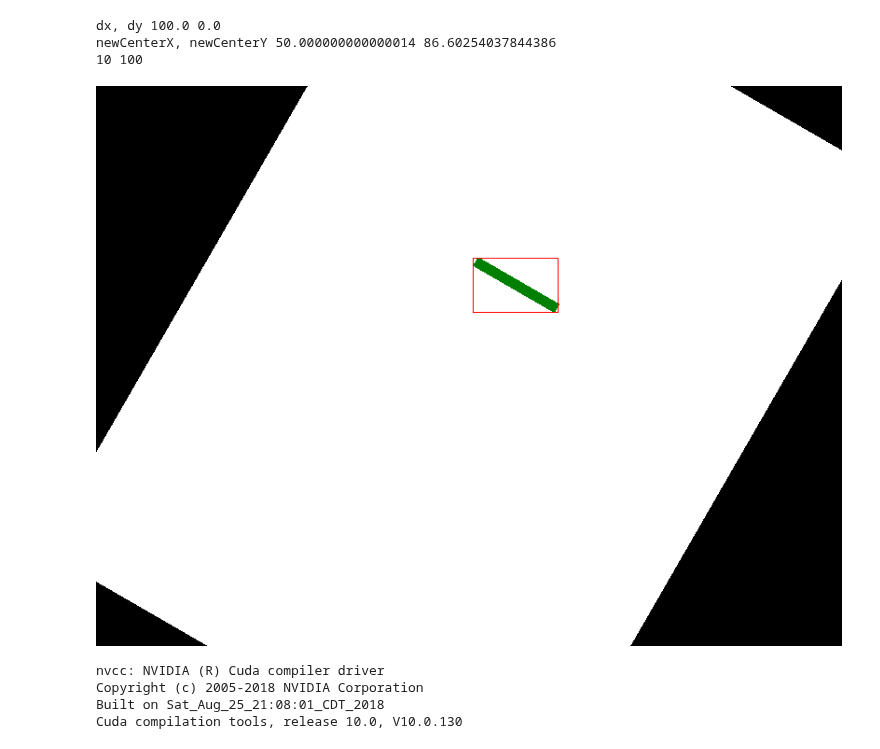
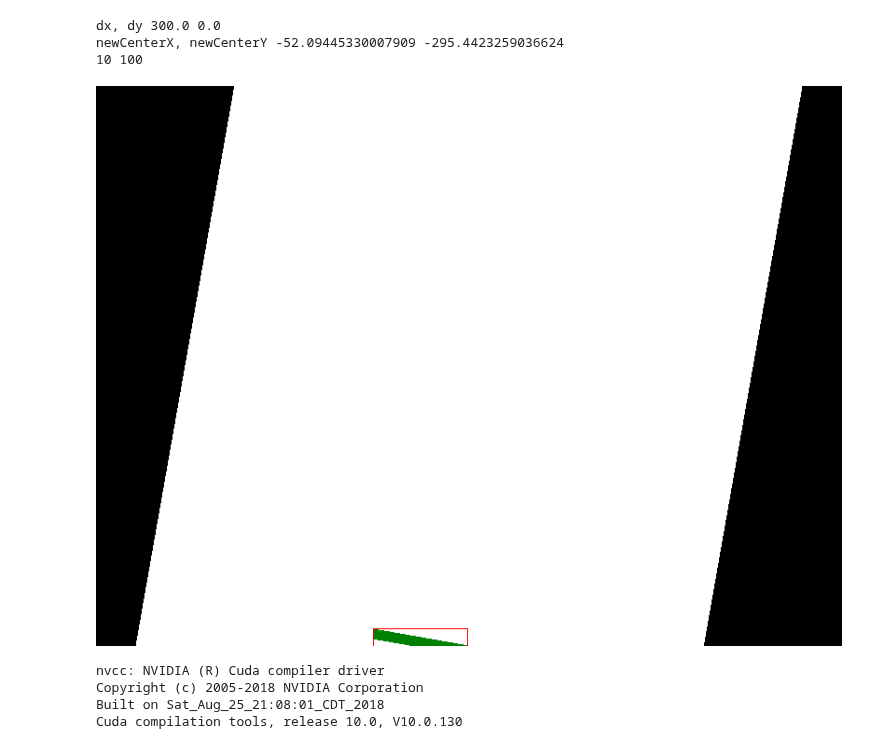
Before and after one commit to 19greg96/yolo-onlab, a Jupyter notebook: onlab.ipynb, the cells around one changed output. Drawn from its saved outputs; the diff is of its cells as text; code cells hidden in the pictures.

```diff
--- a/onlab.ipynb
+++ b/onlab.ipynb
@@ -15,7 +15,7 @@ img_draw = ImageDraw.Draw(img)
 
 box_w = 10
 box_h = 100
-box_x = im_w / 2 + 100
+box_x = im_w / 2 + 300
 box_y = im_h / 2
 
 x0 = (box_x - box_w / 2)
@@ -24,7 +24,7 @@ x1 = (box_x + box_w / 2)
 y1 = (box_y + box_h / 2)
 img_draw.rectangle([x0, y0, x1, y1], fill='green', outline=None)
 
-angle = -300
+angle = -100
 img = img.rotate(angle)
 
 
@@ -32,44 +32,44 @@ dx = box_x - im_w / 2
 dy = box_y - im_h / 2
 print('dx, dy', dx, dy)
 newCenterX = (math.cos(math.radians(angle))*(dx) - math.sin(math.radians(angle))*(dy)); # top right
 newCenterY = (math.sin(math.radians(angle))*(dx) + math.cos(math.radians(angle))*(dy));
 print('newCenterX, newCenterY', newCenterX, newCenterY)
 
 '''
     x' = x cos θ − y sin θ
     y' = x sin θ + y cos θ
 '''
-newBoxW1 = (math.cos(math.radians(angle))*box_w - math.sin(math.radians(angle))*box_h); # top right
-newBoxH1 = (math.sin(math.radians(angle))*box_w + math.cos(math.radians(angle))*box_h);
+newBoxW1 = abs(math.cos(math.radians(angle))*box_w - math.sin(math.radians(angle))*box_h); # top right
+newBoxH1 = abs(math.sin(math.radians(angle))*box_w + math.cos(math.radians(angle))*box_h);
 
-newBoxW2 = (math.cos(math.radians(angle))*box_w - math.sin(math.radians(angle))*(-box_h)); # bottom right
-newBoxH2 = (math.sin(math.radians(angle))*box_w + math.cos(math.radians(angle))*(-box_h));
+newBoxW2 = abs(math.cos(math.radians(angle))*box_w - math.sin(math.radians(angle))*(-box_h)); # bottom right
+newBoxH2 = abs(math.sin(math.radians(angle))*box_w + math.cos(math.radians(angle))*(-box_h));
 
-newBoxW3 = (math.cos(math.radians(angle))*-box_w - math.sin(math.radians(angle))*(-box_h)); # bottom left
-newBoxH3 = (math.sin(math.radians(angle))*-box_w + math.cos(math.radians(angle))*(-box_h));
+newBoxW3 = abs(math.cos(math.radians(angle))*-box_w - math.sin(math.radians(angle))*(-box_h)); # bottom left
+newBoxH3 = abs(math.sin(math.radians(angle))*-box_w + math.cos(math.radians(angle))*(-box_h));
 
-newBoxW4 = (math.cos(math.radians(angle))*-box_w - math.sin(math.radians(angle))*box_h); # top left
-newBoxH4 = (math.sin(math.radians(angle))*-box_w + math.cos(math.radians(angle))*box_h);
+newBoxW4 = abs(math.cos(math.radians(angle))*-box_w - math.sin(math.radians(angle))*box_h); # top left
+newBoxH4 = abs(math.sin(math.radians(angle))*-box_w + math.cos(math.radians(angle))*box_h);
 
 print(box_w, box_h)
 
 newBoxW = max(newBoxW1, newBoxW2, newBoxW3, newBoxW4)
 newBoxH = max(newBoxH1, newBoxH2, newBoxH3, newBoxH4)
 
 x0 = (im_w / 2 + newCenterX - newBoxW / 2.0)
 y0 = (im_h / 2 - newCenterY - newBoxH / 2.0)
 x1 = (im_w / 2 + newCenterX + newBoxW / 2.0)
 y1 = (im_h / 2 - newCenterY + newBoxH / 2.0)
 
 img_draw = ImageDraw.Draw(img)
 img_draw.rectangle([x0, y0, x1, y1], fill=None, outline='red')
 
 display(img)
 # %% [output]
-dx, dy 100.0 0.0
-newCenterX, newCenterY 50.000000000000014 86.60254037844386
+dx, dy 300.0 0.0
+newCenterX, newCenterY -52.09445330007909 -295.4423259036624
 10 100
-[figure, old version]
+[figure, new version]
 # %%
 !nvcc --version
 # %% [output]
```
Also changed, not shown: parts of 10 cells of this notebook.
